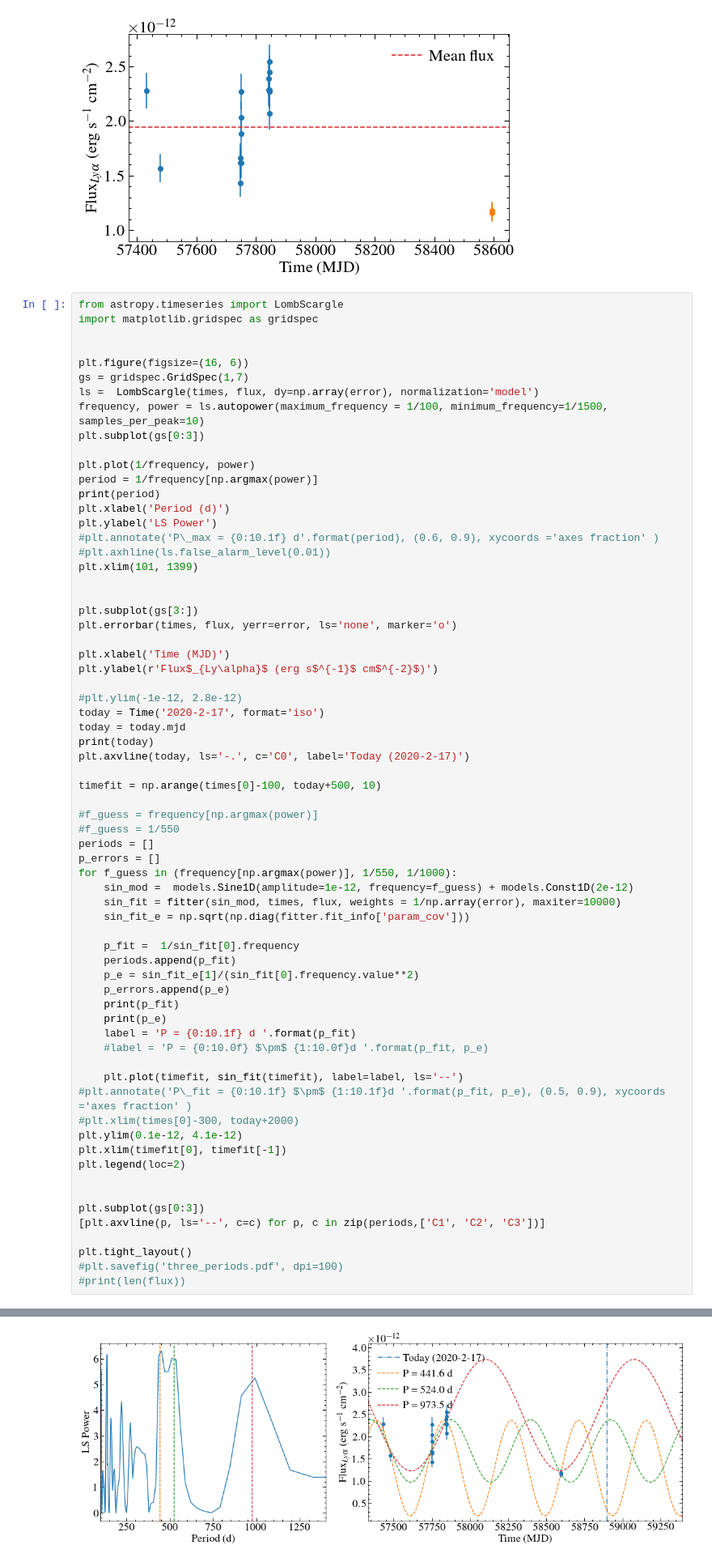
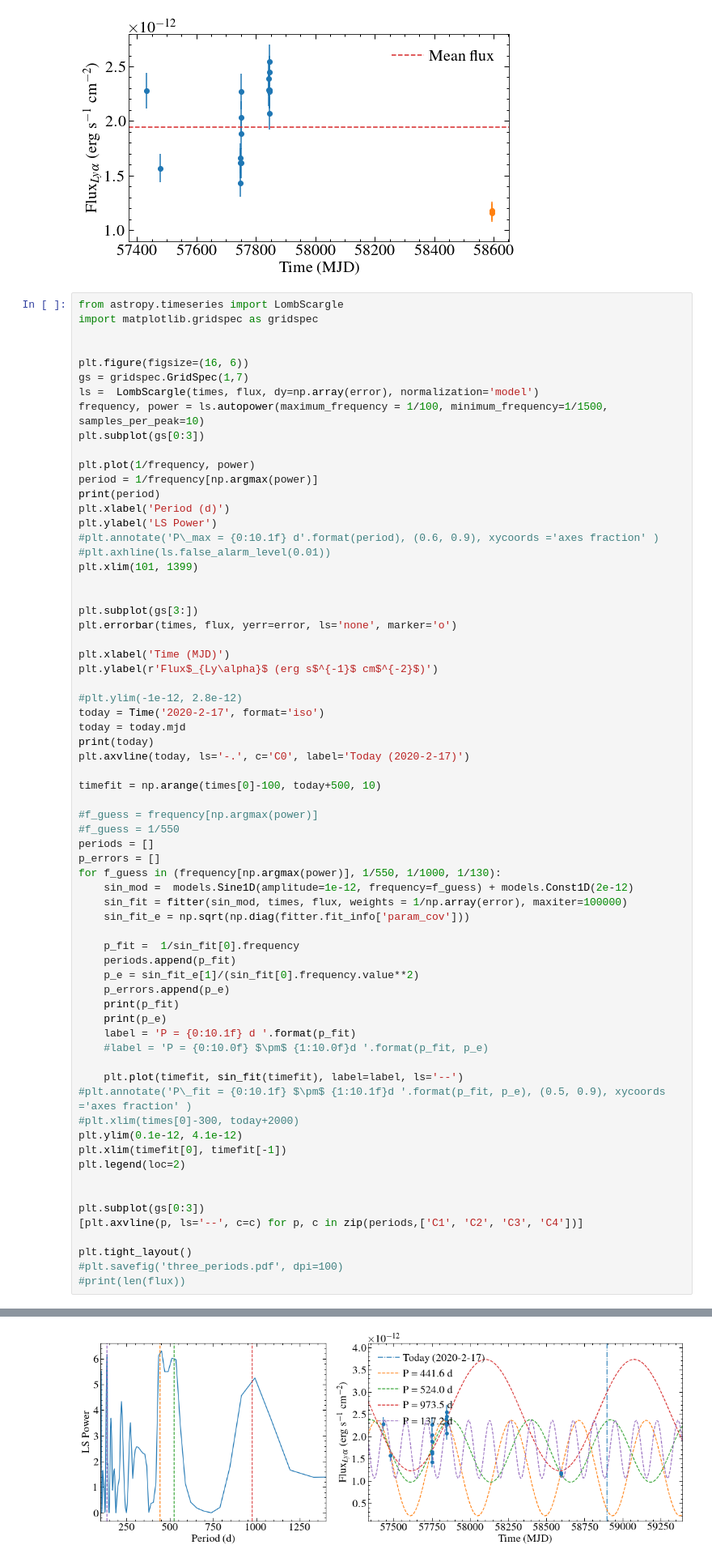
Before and after one commit to davidjwilson/gj1132, a Jupyter notebook: gj1132_lya.ipynb, the cells around one changed output, grey strips where cells are left out. Shown at 81% size. Saved outputs shown, nothing was run; the diff lists cells and outputs as text.

```diff
--- a/gj1132_lya.ipynb
+++ b/gj1132_lya.ipynb
@@ -281,9 +281,9 @@ timefit = np.arange(times[0]-100, today+500, 10)
 #f_guess = 1/550
 periods = []
 p_errors = []
-for f_guess in (frequency[np.argmax(power)], 1/550, 1/1000):
+for f_guess in (frequency[np.argmax(power)], 1/550, 1/1000, 1/130):
     sin_mod =  models.Sine1D(amplitude=1e-12, frequency=f_guess) + models.Const1D(2e-12)
-    sin_fit = fitter(sin_mod, times, flux, weights = 1/np.array(error), maxiter=10000)
+    sin_fit = fitter(sin_mod, times, flux, weights = 1/np.array(error), maxiter=100000)
     sin_fit_e = np.sqrt(np.diag(fitter.fit_info['param_cov']))
 
     p_fit =  1/sin_fit[0].frequency
@@ -304,7 +304,7 @@ plt.legend(loc=2)
 
 
 plt.subplot(gs[0:3])
-[plt.axvline(p, ls='--', c=c) for p, c in zip(periods,['C1', 'C2', 'C3'])]
+[plt.axvline(p, ls='--', c=c) for p, c in zip(periods,['C1', 'C2', 'C3', 'C4'])]
 
 plt.tight_layout()
 #plt.savefig('three_periods.pdf', dpi=100)
@@ -321,4 +323,4 @@ plt.tight_layout()
-[figure, old version]
+[figure, new version]
 # %%
 today = date.today()
 today
```
Also changed, not shown: parts of 1 cell of this notebook, 2 other files.
